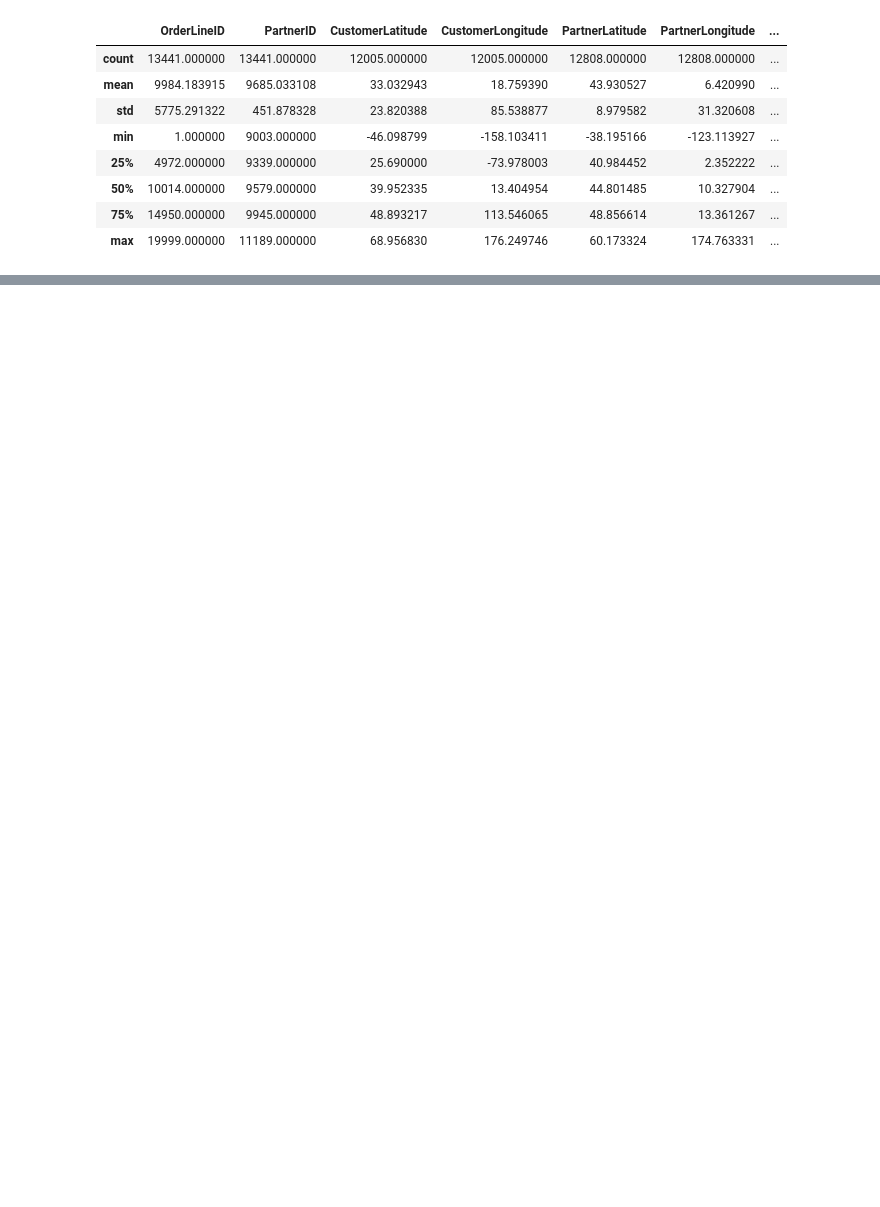
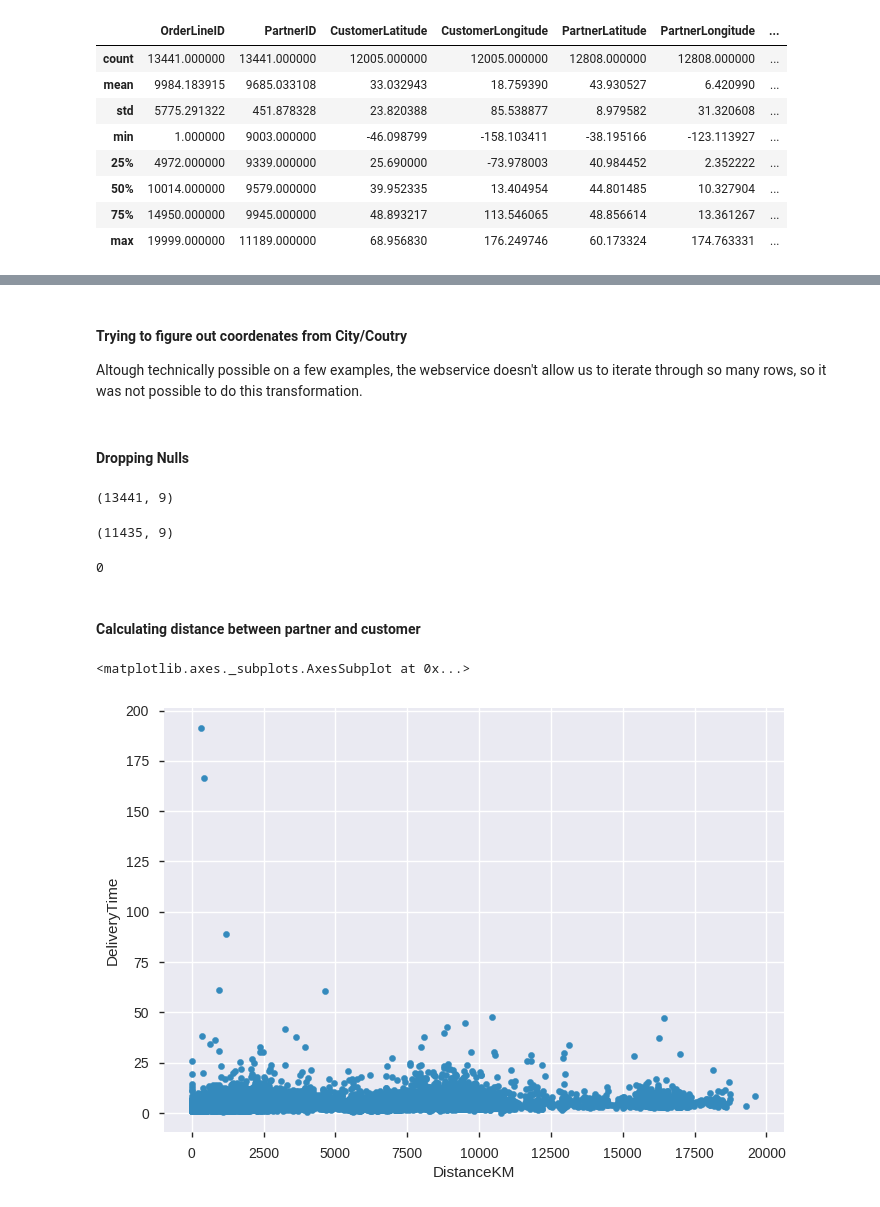
Before and after one commit to pereiralabs/publiclab, a Jupyter notebook: projects/edd-case-study_fraud/Exploratory_Data_Analysis.ipynb, the cells around one changed output, grey strips where cells are left out. Saved outputs shown, nothing was run; the diff lists cells and outputs as text; code cells hidden in the pictures; blank space fills up the shorter version.

```diff
--- a/projects/edd-case-study_fraud/Exploratory_Data_Analysis.ipynb
+++ b/projects/edd-case-study_fraud/Exploratory_Data_Analysis.ipynb
@@ -88,0 +198,4 @@ df.DeliveryTime.plot.bar()
+# %% [markdown]
+#### Trying to figure out coordenates from City/Coutry
+
+Altough technically possible on a few examples, the webservice doesn't allow us to iterate through so many rows, so it was not possible to do this transformation.
@@ -88,0 +222,40 @@ df.DeliveryTime.plot.bar()
+# %% [markdown]
+#### Dropping Nulls
+# %%
+# Drop Nulls
+def dropNulls(modelFeatures):
+    modelFeatures.dropna(subset=['CustomerLongitude','CustomerLatitude','PartnerLongitude','PartnerLatitude'], how='any', axis=0, inplace=True)
+    return modelFeatures
+# %%
+# Verifying function
+mf.shape
+# %% [output]
+(13441, 9)
+# %%
+# Dropping nulls
+mf = dropNulls(mf)
+# %%
+# Verifying function
+mf.shape
+# %% [output]
+(11435, 9)
+# %%
+# Verifying function
+mf.PartnerLongitude.isnull().sum()
+# %% [output]
+0
+# %% [markdown]
+#### Calculating distance between partner and customer
+# %%
+# Calculates distance between coordinates
+def calcDist(modelFeatures):
+    modelFeatures['DistanceKM'] = modelFeatures.apply(lambda x: distance.distance( (x['CustomerLatitude'],x['CustomerLongitude']) , (x['PartnerLatitude'],x['PartnerLongitude']) ).km, axis=1)
+    return modelFeatures
+# %%
+mf = calcDist(mf)
+# %%
+# Verifying function
+mf.plot.scatter(x='DistanceKM',y='DeliveryTime')
+# %% [output]
+<matplotlib.axes._subplots.AxesSubplot at 0x...>
+[figure, added]
```
Also changed, not shown: parts of 30 cells of this notebook, 3 other files.
